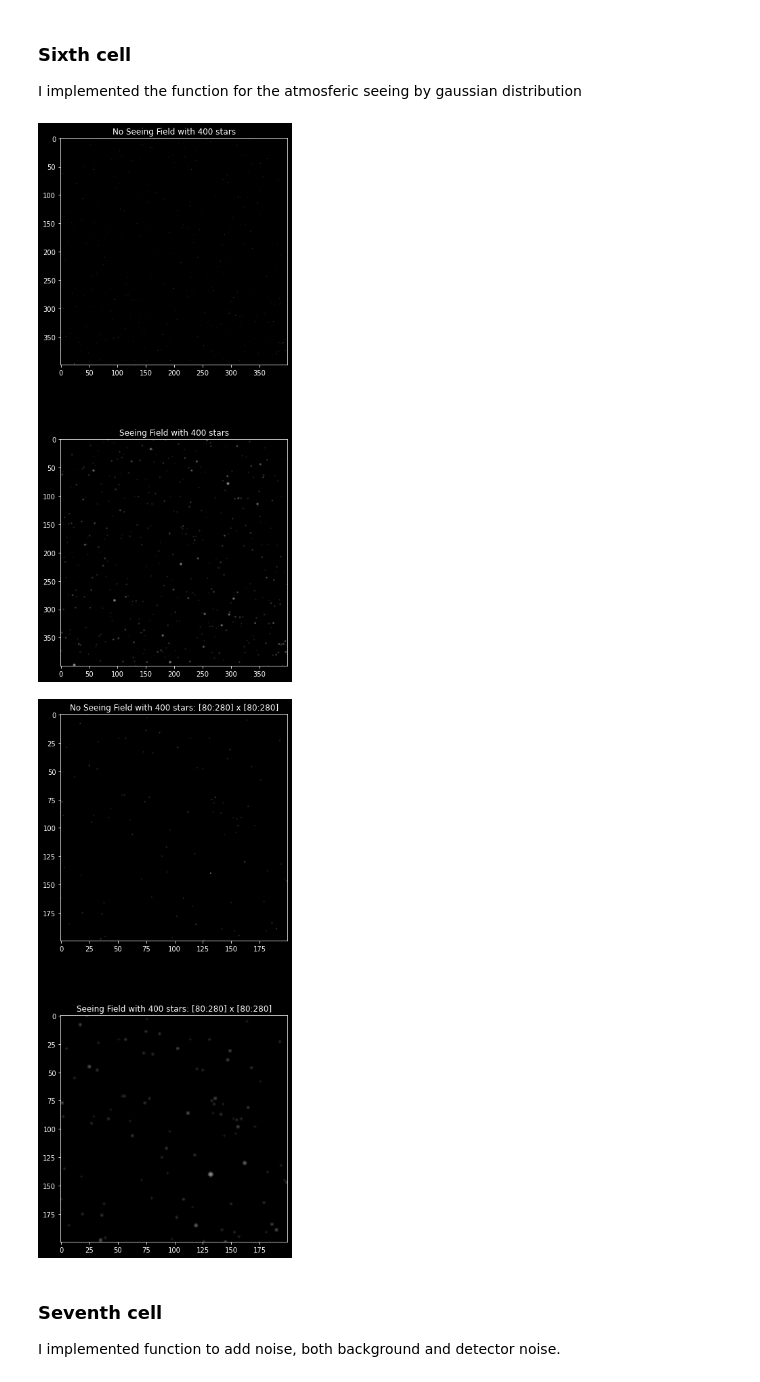
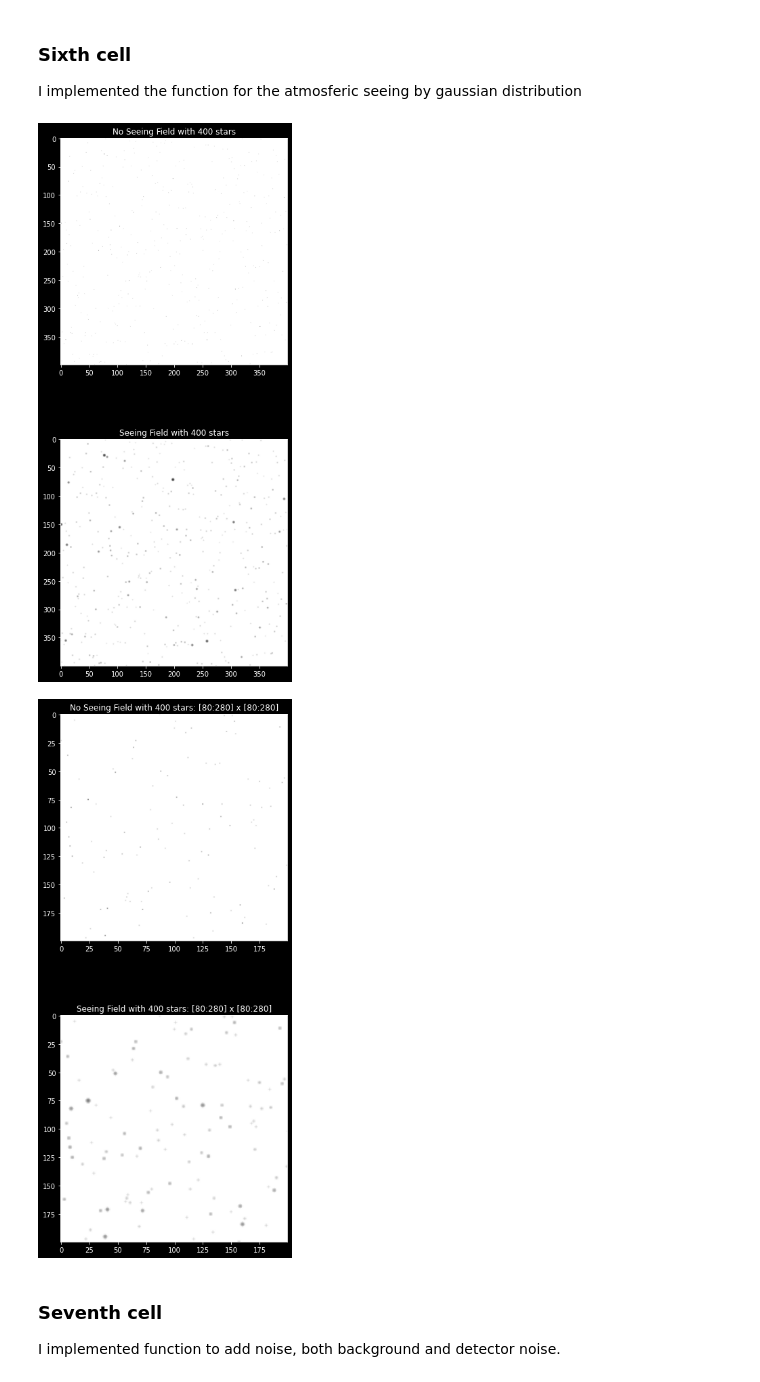
Before and after one commit to 00-berni/proj_2, a Jupyter notebook: notebook/implementation_notebook.ipynb, the cells around one changed output. Saved outputs shown, nothing was run; the diff lists cells and outputs as text; code cells hidden in the pictures.

```diff
--- a/notebook/implementation_notebook.ipynb
+++ b/notebook/implementation_notebook.ipynb
@@ -295,36 +295,36 @@ def atm_seeing(f):
 F, S = initialize()
 
 ## Plot
 fig1, (img_field, img_field_seeing) = plt.subplots(2,1,figsize=(6,15))
 fig2, (img_zoom, img_zoom_seeing)   = plt.subplots(2,1,figsize=(6,15))
 
 #  0 : positive image
 # -1 : negative image
-v = 0
+v = -1
 
 field_image(img_field,F,v)
 #img_field.imshow(1-F)
 img_field.set_title(f'No Seeing Field with {M} stars')
 field_image(img_zoom,F,v,[inf,sup])
 #img_zoom.imshow(1-F[inf:sup,inf:sup,:])
 img_zoom.set_title(f'No Seeing Field with {M} stars: [{inf}:{sup}] x [{inf}:{sup}]')
 
 # generation of the seeing image
 F_s = atm_seeing(F)
 field_image(img_field_seeing,F_s,v)
 #img_field_seeing.imshow(1-F_s)
 img_field_seeing.set_title(f'Seeing Field with {M} stars')
 field_image(img_zoom_seeing,F_s,v,[inf,sup])
 #img_zoom_seeing.imshow(1-F_s[inf:sup,inf:sup,:])
 img_zoom_seeing.set_title(f'Seeing Field with {M} stars: [{inf}:{sup}] x [{inf}:{sup}]')
 
 fig1.savefig('./Pictures/field.png')
 fig2.savefig('./Pictures/zoom.png')
 
 plt.show()
 # %% [output]
-[figure, old version]
+[figure, new version]
-[figure, old version]
+[figure, new version]
 # %% [markdown]
 ### Seventh cell
 I implemented function to add noise, both background and detector noise.
```
Also changed, not shown: parts of 5 cells of this notebook, 5 other files.
